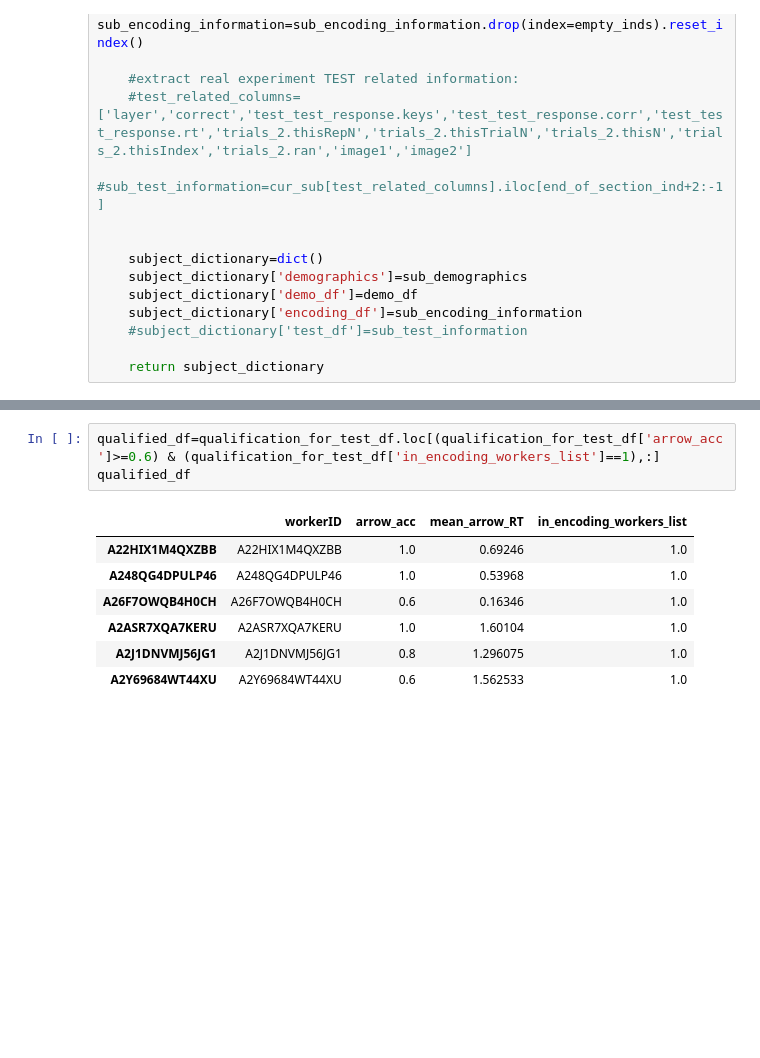
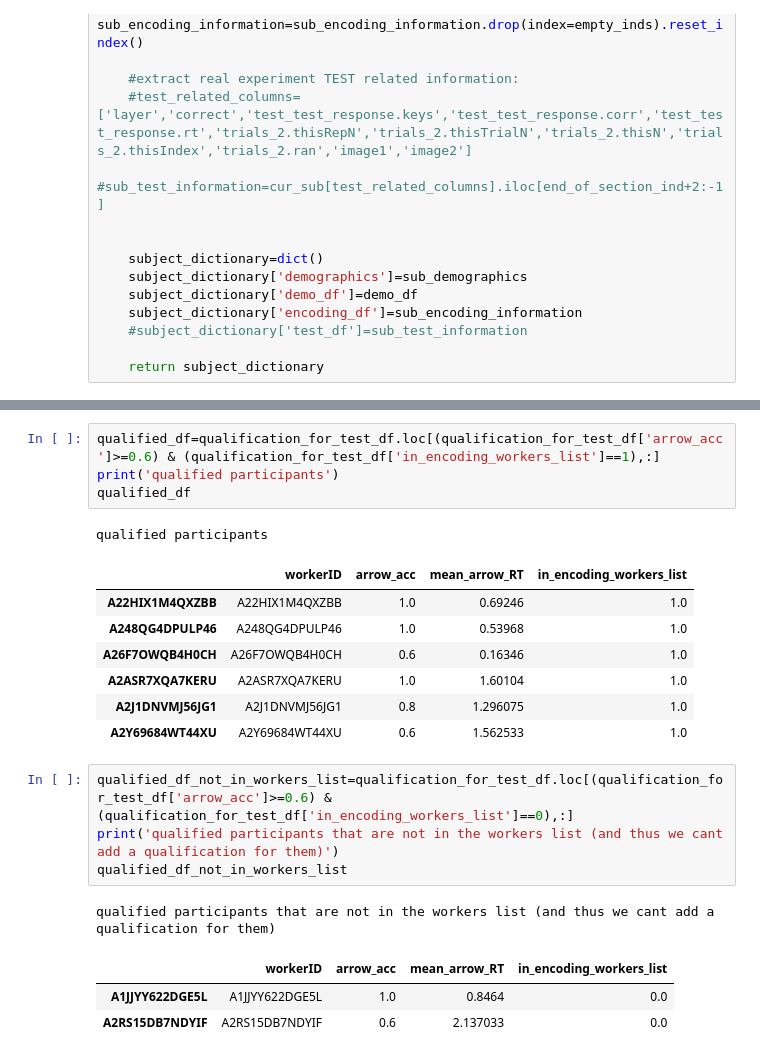
Before and after one commit to edenjenzohar/Visual-memory-task, a Jupyter notebook: analysis/parse_recorded_results_pilot2_encoding.ipynb, the cells around one changed output, grey strips where cells are left out. Cells and saved outputs as stored; diff of their text form; blank space fills up the shorter version.

```diff
--- a/analysis/parse_recorded_results_pilot2_encoding.ipynb
+++ b/analysis/parse_recorded_results_pilot2_encoding.ipynb
@@ -292,7 +312,9 @@ for curr_worker_ID in qualification_for_test_df.index:
 # %%
 qualified_df=qualification_for_test_df.loc[(qualification_for_test_df['arrow_acc']>=0.6) & (qualification_for_test_df['in_encoding_workers_list']==1),:]
+print('qualified participants')
 qualified_df
 # %% [output]
+qualified participants
 |  | workerID | arrow_acc | mean_arrow_RT | in_encoding_workers_list |
 | A22HIX1M4QXZBB | A22HIX1M4QXZBB | 1.0 | 0.69246 | 1.0 |
 | A248QG4DPULP46 | A248QG4DPULP46 | 1.0 | 0.53968 | 1.0 |
@@ -300,3 +322,12 @@ qualified_df
 | A2ASR7XQA7KERU | A2ASR7XQA7KERU | 1.0 | 1.60104 | 1.0 |
 | A2J1DNVMJ56JG1 | A2J1DNVMJ56JG1 | 0.8 | 1.296075 | 1.0 |
 | A2Y69684WT44XU | A2Y69684WT44XU | 0.6 | 1.562533 | 1.0 |
+# %%
+qualified_df_not_in_workers_list=qualification_for_test_df.loc[(qualification_for_test_df['arrow_acc']>=0.6) & (qualification_for_test_df['in_encoding_workers_list']==0),:]
+print('qualified participants that are not in the workers list (and thus we cant add a qualification for them)')
+qualified_df_not_in_workers_list
+# %% [output]
+qualified participants that are not in the workers list (and thus we cant add a qualification for them)
+|  | workerID | arrow_acc | mean_arrow_RT | in_encoding_workers_list |
+| A1JJYY622DGE5L | A1JJYY622DGE5L | 1.0 | 0.8464 | 0.0 |
+| A2RS15DB7NDYIF | A2RS15DB7NDYIF | 0.6 | 2.137033 | 0.0 |
```
Also changed, not shown: parts of 11 cells of this notebook, 1 other file.
